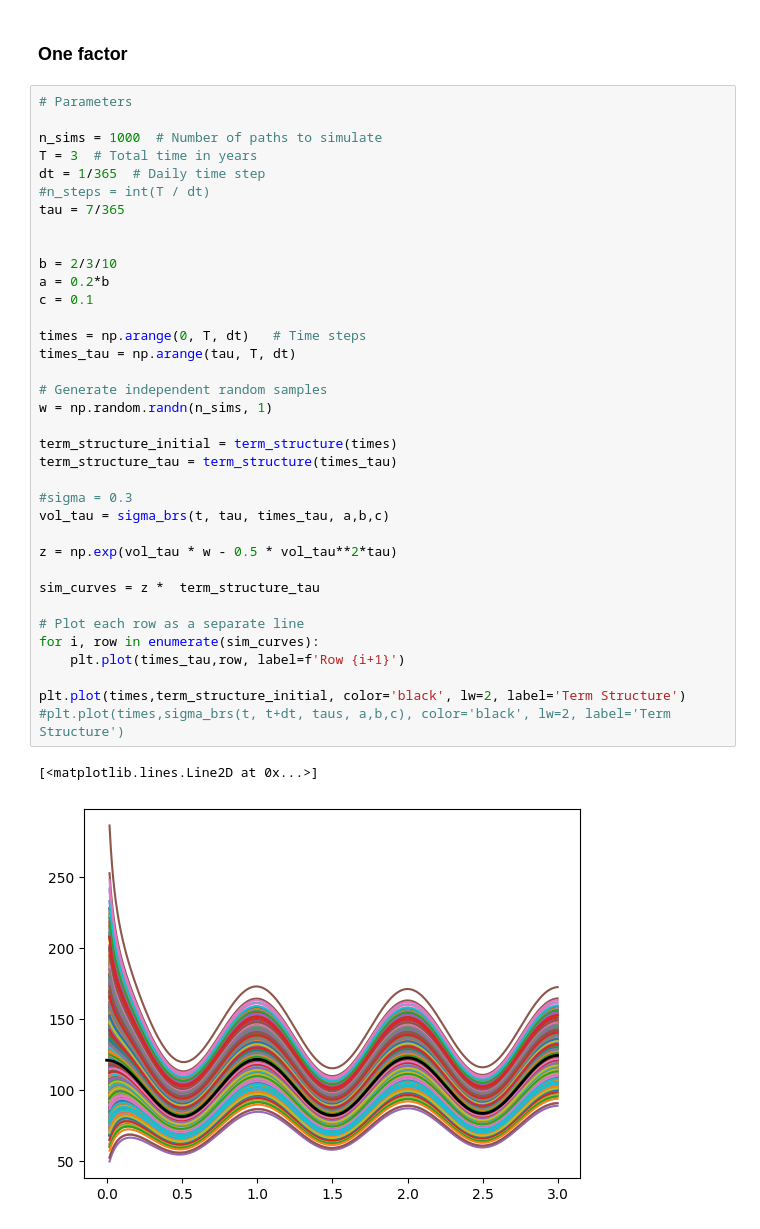
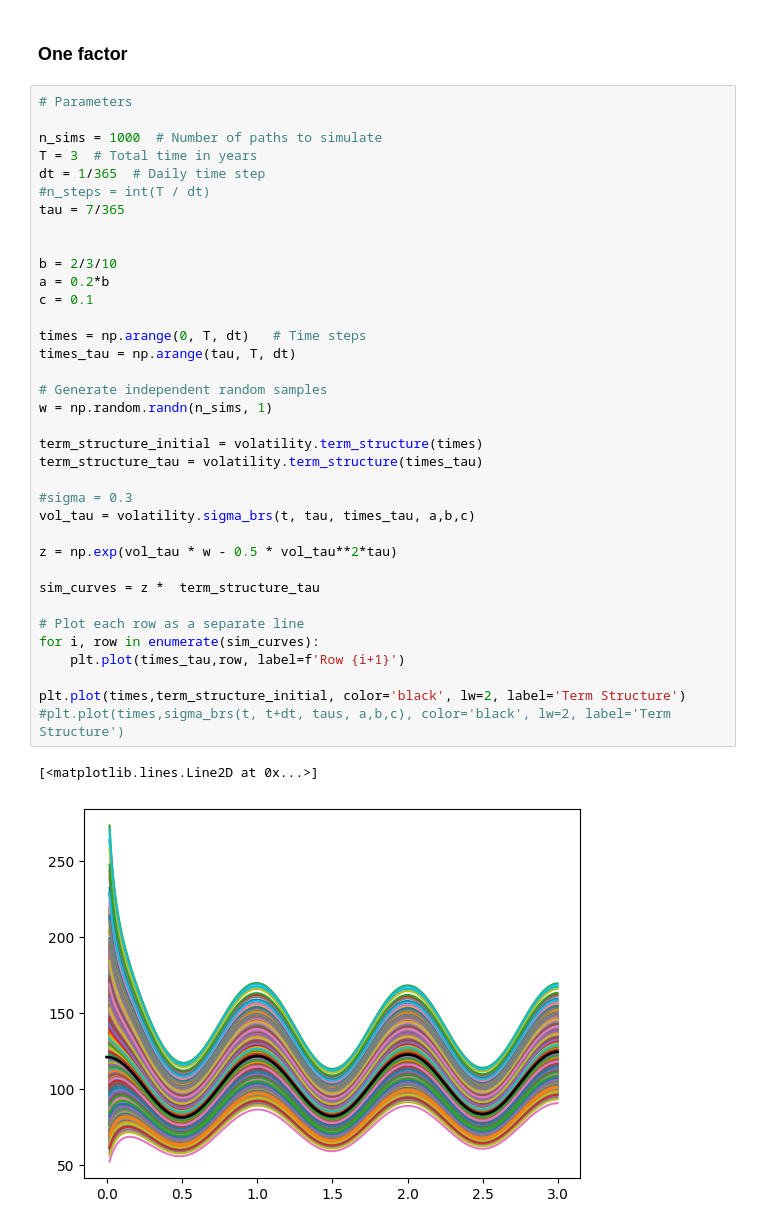
Before and after one commit to bmyksvoll/curves, a Jupyter notebook: bsr_simulation.ipynb, the cells around one changed output. Cells and saved outputs as stored; diff of their text form.

Commit message:
Implemented plugin-volatility

```diff
--- a/bsr_simulation.ipynb
+++ b/bsr_simulation.ipynb
@@ -104,34 +92,34 @@ T = 3  # Total time in years
 dt = 1/365  # Daily time step
 #n_steps = int(T / dt)
 tau = 7/365
 
 
 b = 2/3/10
 a = 0.2*b
 c = 0.1
 
 times = np.arange(0, T, dt)   # Time steps
 times_tau = np.arange(tau, T, dt)
 
 # Generate independent random samples
 w = np.random.randn(n_sims, 1)
 
-term_structure_initial = term_structure(times)
-term_structure_tau = term_structure(times_tau)
+term_structure_initial = volatility.term_structure(times)
+term_structure_tau = volatility.term_structure(times_tau)
 
 #sigma = 0.3
-vol_tau = sigma_brs(t, tau, times_tau, a,b,c)
+vol_tau = volatility.sigma_brs(t, tau, times_tau, a,b,c)
 
 z = np.exp(vol_tau * w - 0.5 * vol_tau**2*tau)
 
 sim_curves = z *  term_structure_tau
 
 # Plot each row as a separate line
 for i, row in enumerate(sim_curves):
     plt.plot(times_tau,row, label=f'Row {i+1}')
 
 plt.plot(times,term_structure_initial, color='black', lw=2, label='Term Structure')
 #plt.plot(times,sigma_brs(t, t+dt, taus, a,b,c), color='black', lw=2, label='Term Structure')
 # %% [output]
 [<matplotlib.lines.Line2D at 0x...>]
-[figure, old version]
+[figure, new version]
```
Also changed, not shown: parts of 9 cells of this notebook, 9 other files.
